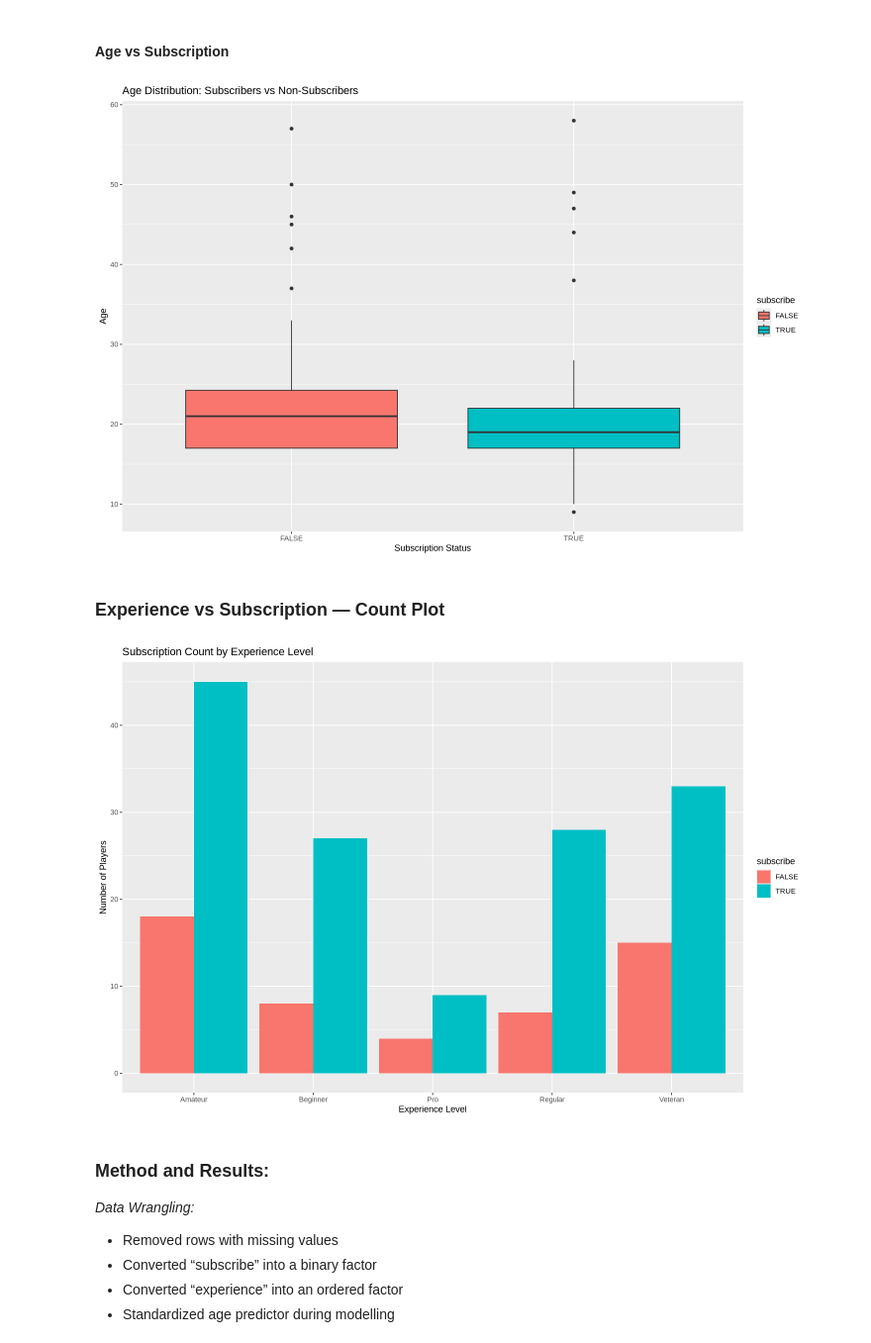
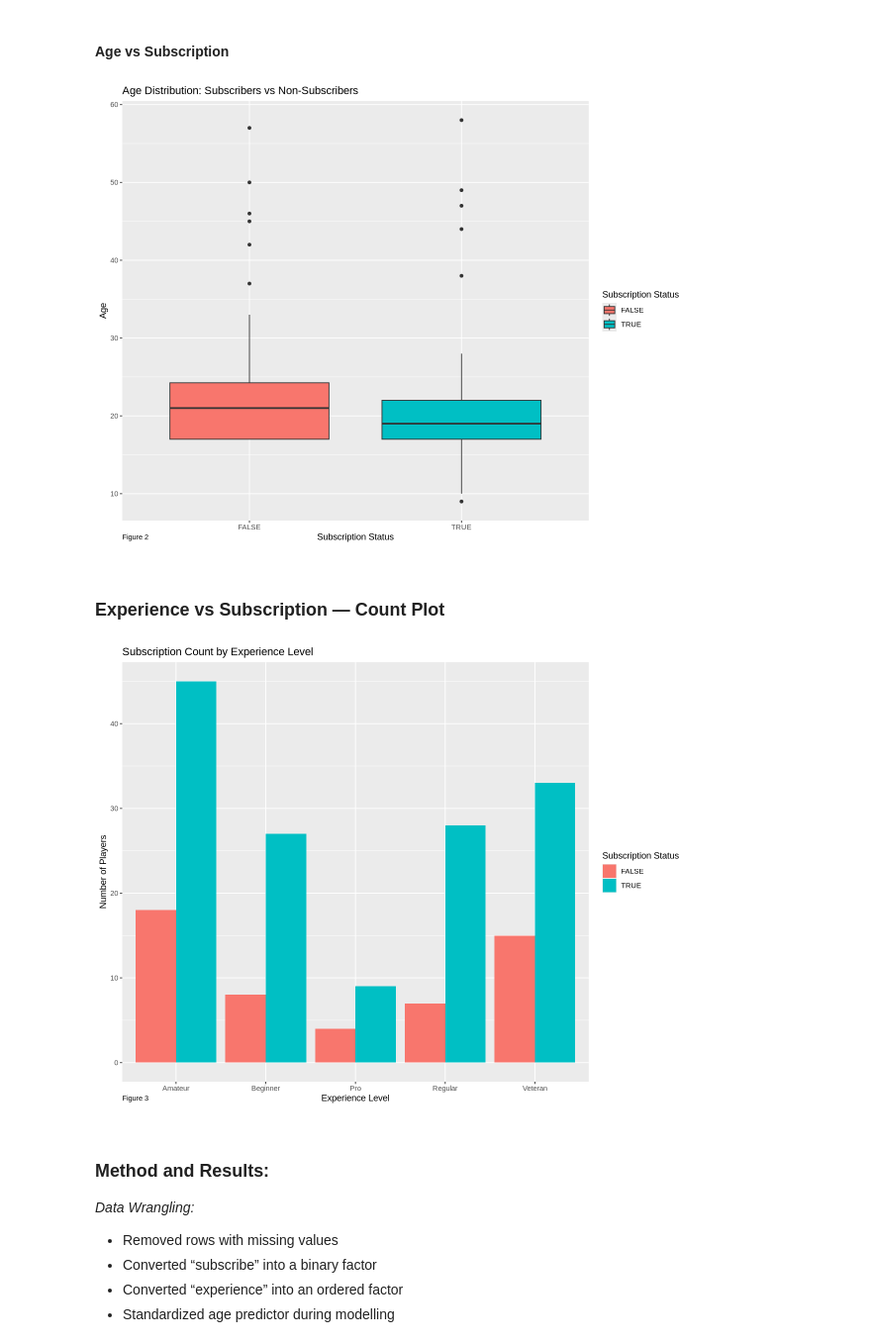
Before and after one commit to PraiseBeTheSun/DSCI-100-GROUP-PROJECT, a Jupyter notebook: DSCI Group 11 project.ipynb, the cells around one changed output. Shown at 99% size. Cells and saved outputs as stored; diff of their text form; code cells hidden in the pictures.

```diff
--- a/DSCI Group 11 project.ipynb
+++ b/DSCI Group 11 project.ipynb
@@ -172,11 +169,14 @@ A tibble: 1 × 6
 # %%
 ggplot(player_data, aes(x = subscribe, y = Age, fill = subscribe)) +
   geom_boxplot() +
   labs(title = "Age Distribution: Subscribers vs Non-Subscribers",
        x = "Subscription Status",
-       y = "Age")
+       y = "Age",
+       fill = "Subscription Status",
+      caption = "Figure 2") +
+theme(plot.caption = element_text(hjust = 0, vjust = 8))
 # %% [output]
-[figure, old version]
+[figure, new version]
 # %% [markdown]
 ### Experience vs Subscription — Count Plot
 # %%
@@ -184,9 +184,12 @@ ggplot(player_data, aes(x = experience, fill = subscribe)) +
   geom_bar(position = "dodge") +
   labs(title = "Subscription Count by Experience Level",
        x = "Experience Level",
-       y = "Number of Players")
+       y = "Number of Players",
+      fill = "Subscription Status",
+      caption = "Figure 3") +
+theme(plot.caption = element_text(hjust = 0, vjust = 8))
 # %% [output]
-[figure, old version]
+[figure, new version]
 # %% [markdown]
 ### Method and Results:
 *Data Wrangling:*
```
Also changed, not shown: parts of 9 cells of this notebook.
